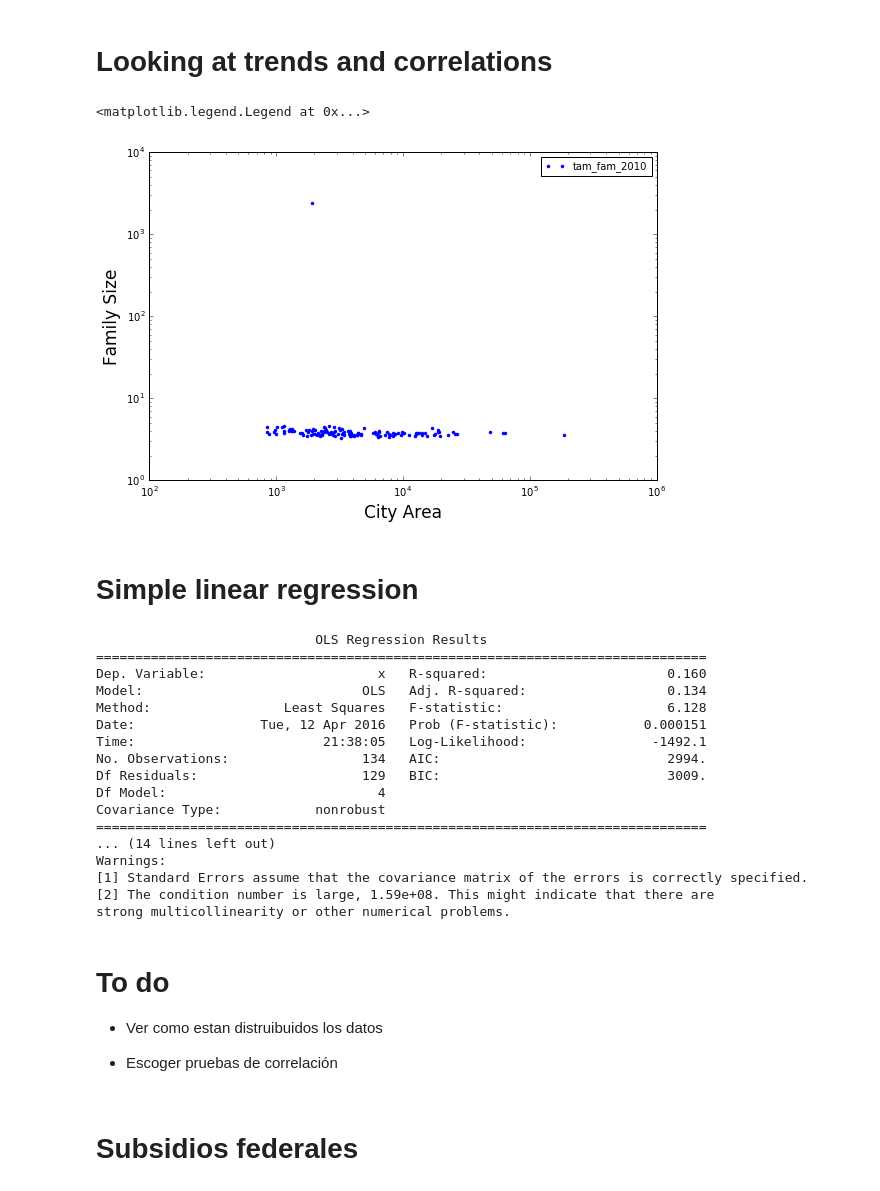
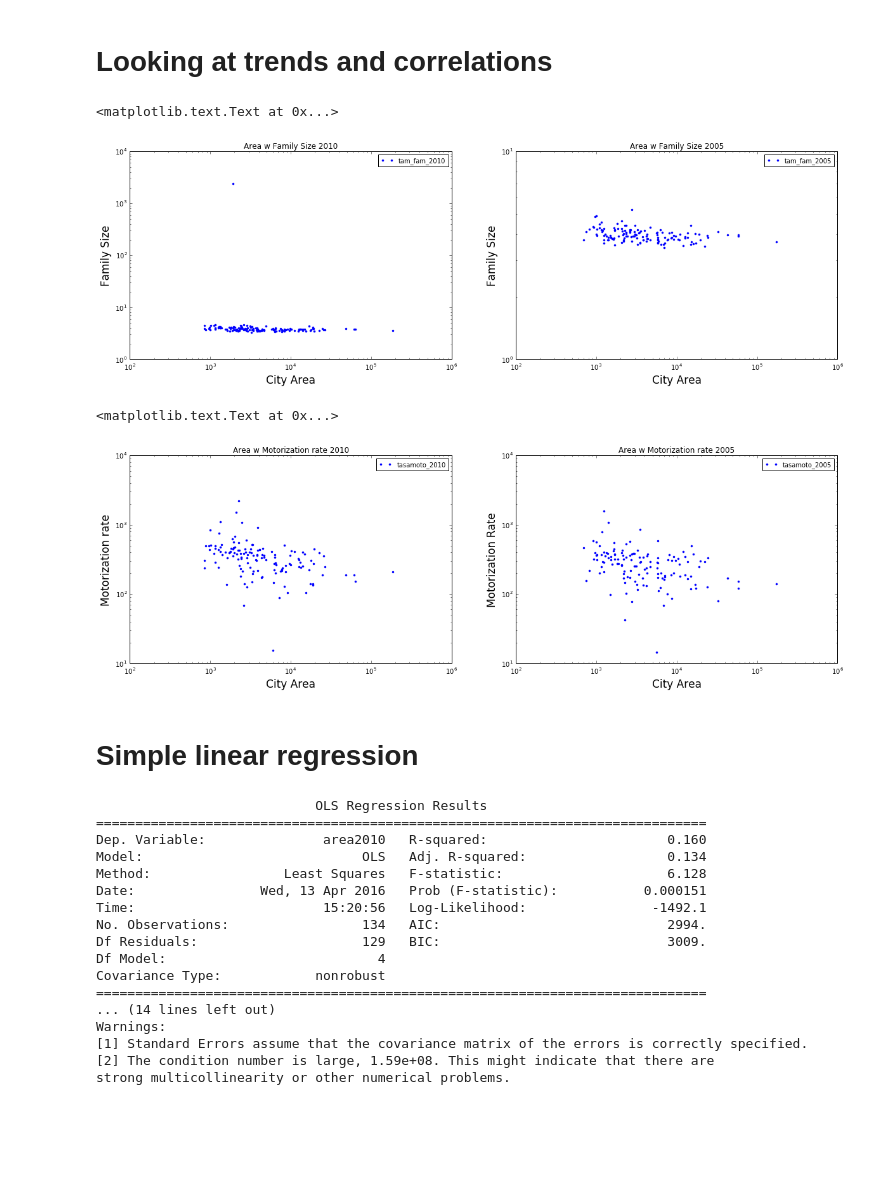
Before and after one commit to maryooh/expansion_urbana_mexico, a Jupyter notebook: expansion_urbana.ipynb, the cells around one changed output. Saved outputs shown, nothing was run; the diff lists cells and outputs as text; code cells hidden in the pictures; blank space fills up the shorter version.

```diff
--- a/expansion_urbana.ipynb
+++ b/expansion_urbana.ipynb
@@ -159,17 +193,44 @@ area2005.groupby(pd.cut(area2005, bins)).agg([count_nonzero]).plot(kind='bar')
 # %% [markdown]
 # Looking at trends and correlations
 # %%
+#area and family size
 fig = pl.figure(figsize=(20,20))
 
 pl.subplot(3,2,1)
-
 pl.loglog(area2010, fam2010, '.')
 pl.xlabel('City Area', fontsize=17)
 pl.ylabel('Family Size', fontsize=17)
 pl.legend(loc = 0, fontsize = 10)
+pl.title('Area w Family Size 2010')
+
+pl.subplot(3,2,2)
+pl.loglog(area2005, fam2005, '.')
+pl.xlabel('City Area', fontsize=17)
+pl.ylabel('Family Size', fontsize=17)
+pl.legend(loc = 0, fontsize = 10)
+pl.title('Area w Family Size 2005')
 # %% [output]
-<matplotlib.legend.Legend at 0x...>
+<matplotlib.text.Text at 0x...>
-[figure, old version]
+[figure, new version]
+# %%
+fig = pl.figure(figsize=(20,20))
+
+pl.subplot(3,2,1)
+pl.loglog(area2010, moto2010, '.')
+pl.xlabel('City Area', fontsize=17)
+pl.ylabel('Motorization rate', fontsize=17)
+pl.legend(loc = 0, fontsize = 10)
+pl.title('Area w Motorization rate 2010')
+
+pl.subplot(3,2,2)
+pl.loglog(area2005, moto2005, '.')
+pl.xlabel('City Area', fontsize=17)
+pl.ylabel('Motorization Rate', fontsize=17)
+pl.legend(loc = 0, fontsize = 10)
+pl.title('Area w Motorization rate 2005')
+# %% [output]
+<matplotlib.text.Text at 0x...>
+[figure, added]
 # %% [markdown]
 # Simple linear regression
 # %%
@@ -177,18 +238,18 @@ import statsmodels.formula.api as smf
 from statsmodels.graphics.api import abline_plot
 # %%
 #Iarea
-d = {'x': area2010, 'a': moto2010, 'b': fam2010, 'c': rem2009, 'd': sub2010}
+d = {'area2010': area2010, 'moto2010': moto2010, 'fam2010': fam2010, 'rem2009': rem2009, 'sub2010': sub2010}
 # Run regression and print summary
-mod = smf.ols(formula='x ~ a + b + c + d', data = d).fit()
+mod = smf.ols(formula='area2010 ~ moto2010 + fam2010 + rem2009 + sub2010', data = d).fit()
 print(mod.summary())
 # %% [output]
                             OLS Regression Results
 ==============================================================================
-Dep. Variable:                      x   R-squared:                       0.160
+Dep. Variable:               area2010   R-squared:                       0.160
 Model:                            OLS   Adj. R-squared:                  0.134
 Method:                 Least Squares   F-statistic:                     6.128
-Date:                Tue, 12 Apr 2016   Prob (F-statistic):           0.000151
-Time:                        21:38:05   Log-Likelihood:                -1492.1
+Date:                Wed, 13 Apr 2016   Prob (F-statistic):           0.000151
+Time:                        15:20:56   Log-Likelihood:                -1492.1
 No. Observations:                 134   AIC:                             2994.
 Df Residuals:                     129   BIC:                             3009.
 Df Model:                           4
@@ -199,10 +260,3 @@ Warnings:
 [1] Standard Errors assume that the covariance matrix of the errors is correctly specified.
 [2] The condition number is large, 1.59e+08. This might indicate that there are
 strong multicollinearity or other numerical problems.
-# %% [markdown]
-# To do
-- Ver como estan distruibuidos los datos
-
-- Escoger pruebas de correlación
-# %% [markdown]
-# Subsidios federales
```
Also changed, not shown: parts of 19 cells of this notebook, 1 other file.
